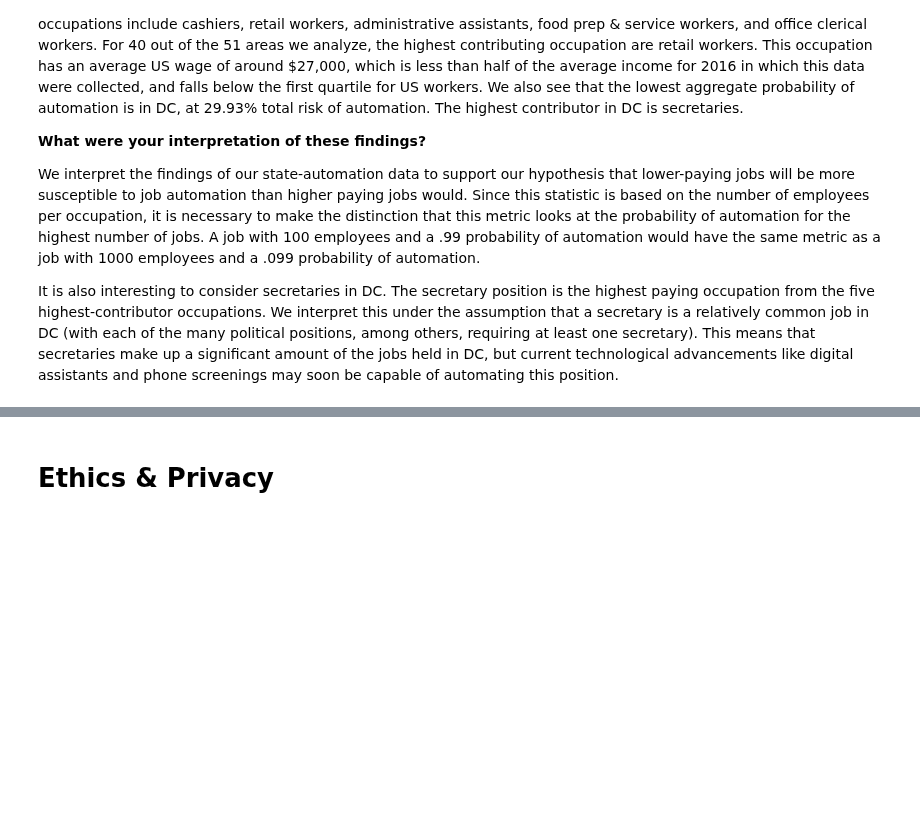
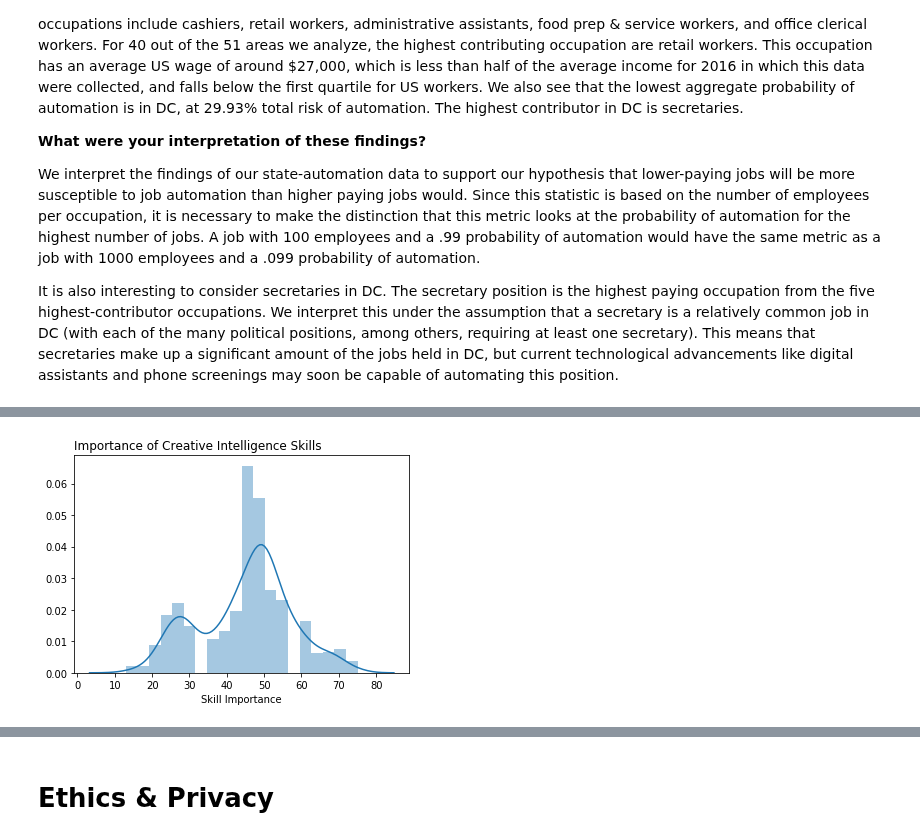
Before and after one commit to COGS108/group11_sp20, a Jupyter notebook: FinalProject_group11.ipynb, the cells around one changed output, grey strips where cells are left out. Cells and saved outputs as stored; diff of their text form; code cells hidden in the pictures; blank space fills up the shorter version.

```diff
--- a/FinalProject_group11.ipynb
+++ b/FinalProject_group11.ipynb
@@ -657,0 +670,8 @@ It is also interesting to consider secretaries in DC. The secretary position is
+# %%
+#Distribution of Creative Intelligence Importance among jobs
+sns.distplot(df_prob_h.Creative_Intelligence, bins=20)
+plt.xlabel('Skill Importance')
+plt.title('Importance of Creative Intelligence Skills', loc='left')
+plt.show()
+# %% [output]
+[figure, added]
```
Also changed, not shown: parts of 18 cells of this notebook.
